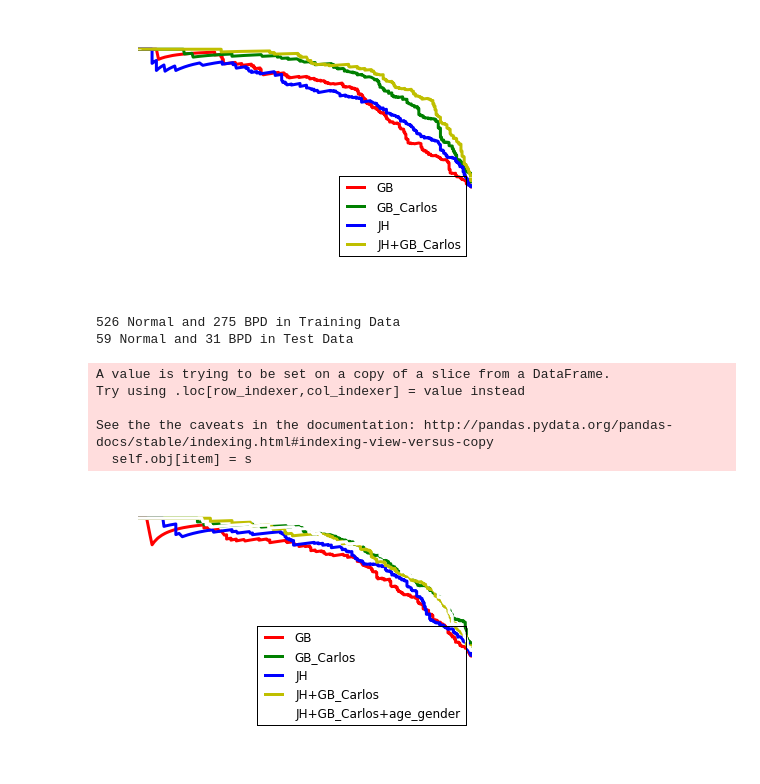
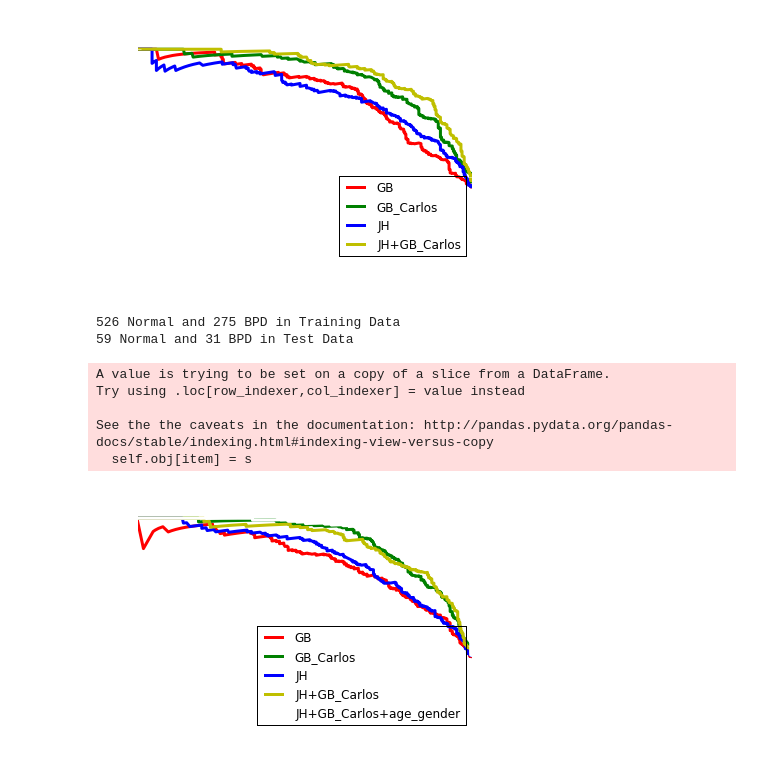
Before and after one commit to omarsar/midas_api, a Jupyter notebook: 4_prediction_visualization/prediction_visualization.ipynb, the cells around one changed output. Cells and saved outputs as stored; diff of their text form; code cells hidden in the pictures.

```diff
--- a/4_prediction_visualization/prediction_visualization.ipynb
+++ b/4_prediction_visualization/prediction_visualization.ipynb
@@ -468,13 +468,13 @@ pd.set_option('display.max_colwidth', 10000)
 
 def getAge(timeSeries):
     texts = ""
-    for text in groups[0][0]["text"].values:
+    for text in timeSeries["text"].values:
         texts += text + "\n"
     return age_gender_predictor.get_age(texts)
 
 def getGender(timeSeries):
     texts = ""
-    for text in groups[0][0]["text"].values:
+    for text in timeSeries["text"].values:
         texts += text + "\n"
     return age_gender_predictor.get_gender(texts)
 
@@ -1078,15 +1078,15 @@ plot_multiple_precision_recall(RandomForestClassifier(n_jobs=-1, max_features="s
 [figure]
 # %%
 names = ["GB","GB_Carlos","JH","JH+GB_Carlos","JH+GB_Carlos+age_gender"]
-new_feature_lists = [featureExtraction(groups, text_extraction=False),emotionExtraction(groups), JHfeatureExtraction(groups),CombinedfeatureExtraction(groups), AgeGenderCombinedfeatureExtraction(groups)]
-#new_feature_lists[-1] = AgeGenderCombinedfeatureExtraction(groups)
+#new_feature_lists = [featureExtraction(groups, text_extraction=False),emotionExtraction(groups), JHfeatureExtraction(groups),CombinedfeatureExtraction(groups), AgeGenderCombinedfeatureExtraction(groups)]
+new_feature_lists[-1] = AgeGenderCombinedfeatureExtraction(groups)
 plot_multiple_precision_recall(RandomForestClassifier(n_jobs=-1, max_features="sqrt", n_estimators=1024),new_feature_lists,names)
 # %% [output]
 526 Normal and 275 BPD in Training Data
 59 Normal and 31 BPD in Test Data
 A value is trying to be set on a copy of a slice from a DataFrame.
 Try using .loc[row_indexer,col_indexer] = value instead
 
 See the the caveats in the documentation: http://pandas.pydata.org/pandas-docs/stable/indexing.html#indexing-view-versus-copy
   self.obj[item] = s
-[figure, old version]
+[figure, new version]
```
Also changed, not shown: 7 other files.
